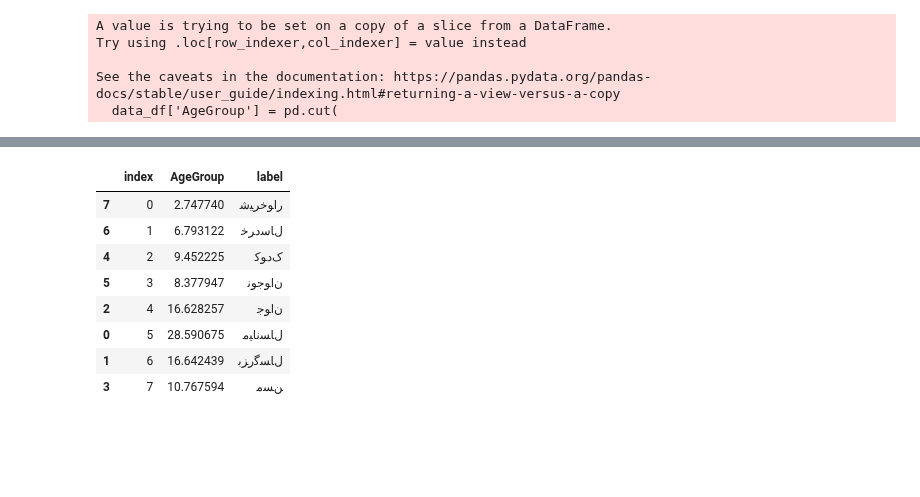
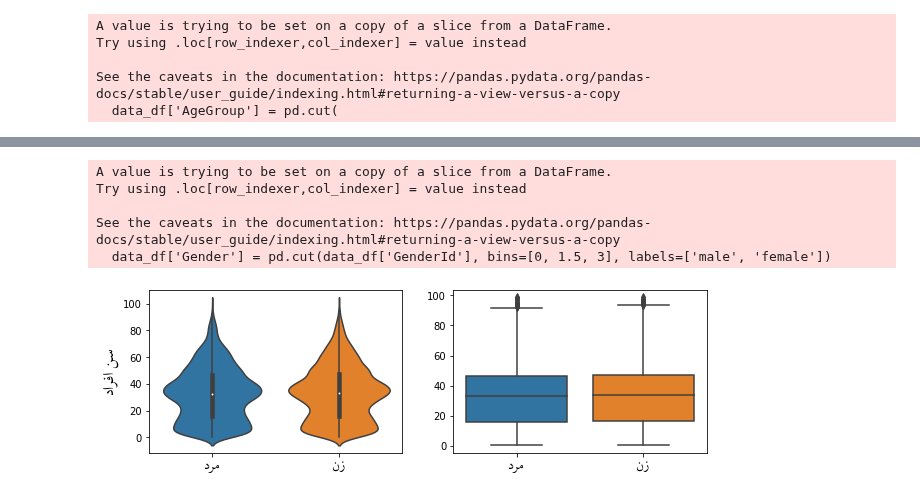
Before and after one commit to sadraheydari/BS_project, a Jupyter notebook: code/notebooks/03 - Houshold Features.ipynb, the cells around one changed output, grey strips where cells are left out. Cells and saved outputs as stored; diff of their text form; code cells hidden in the pictures; blank space fills up the shorter version.

Commit message:
Age by Gender

```diff
--- a/code/notebooks/03 - Houshold Features.ipynb
+++ b/code/notebooks/03 - Houshold Features.ipynb
@@ -132,12 +132,26 @@ ax.patches[5].get_width()
-# %%
-tmep_df
-# %% [output]
-|  | index | AgeGroup | label |
-| 7 | 0 | 2.747740 | ﺭﺍﻮﺧﺮﯿﺷ |
-| 6 | 1 | 6.793122 | ﻝﺎﺳﺩﺮﺧ |
-| 4 | 2 | 9.452225 | ﮎﺩﻮﮐ |
-| 5 | 3 | 8.377947 | ﻥﺍﻮﺟﻮﻧ |
-| 2 | 4 | 16.628257 | ﻥﺍﻮﺟ |
-| 0 | 5 | 28.590675 | ﻝﺎﺴﻧﺎﯿﻣ |
-| 1 | 6 | 16.642439 | ﻝﺎﺴﮔﺭﺰﺑ |
-| 3 | 7 | 10.767594 | ﻦﺴﻣ |
+# %%
+data_df['Gender'] = pd.cut(data_df['GenderId'], bins=[0, 1.5, 3], labels=['male', 'female'])
+# %% [output]
+A value is trying to be set on a copy of a slice from a DataFrame.
+Try using .loc[row_indexer,col_indexer] = value instead
+
+See the caveats in the documentation: https://pandas.pydata.org/pandas-docs/stable/user_guide/indexing.html#returning-a-view-versus-a-copy
+  data_df['Gender'] = pd.cut(data_df['GenderId'], bins=[0, 1.5, 3], labels=['male', 'female'])
+# %%
+fig, (ax1, ax2) = plt.subplots(nrows=1, ncols=2, figsize=(10, 3))
+
+ax = ax1
+sns.violinplot(data=data_df, y='Age', x='Gender', ax=ax)
+ax.set_xlabel('')
+ax.set_xticklabels(labels=[farsi('مرد'), farsi('زن')], font=farsi_font, fontsize=14)
+ax.set_ylabel(farsi('سن افراد'), font=farsi_font, fontsize=16)
+
+ax = ax2
+sns.boxplot(data=data_df, y='Age', x='Gender', ax=ax)
+ax.set_xlabel('')
+ax.set_xticklabels(labels=[farsi('مرد'), farsi('زن')], font=farsi_font, fontsize=14)
+ax.set_ylabel('')
+
+plt.savefig('../../report/figures/EDA/AgeByGender.pdf')
+# %% [output]
+[figure, added]
```
Also changed, not shown: parts of 3 cells of this notebook, 1 other file.
